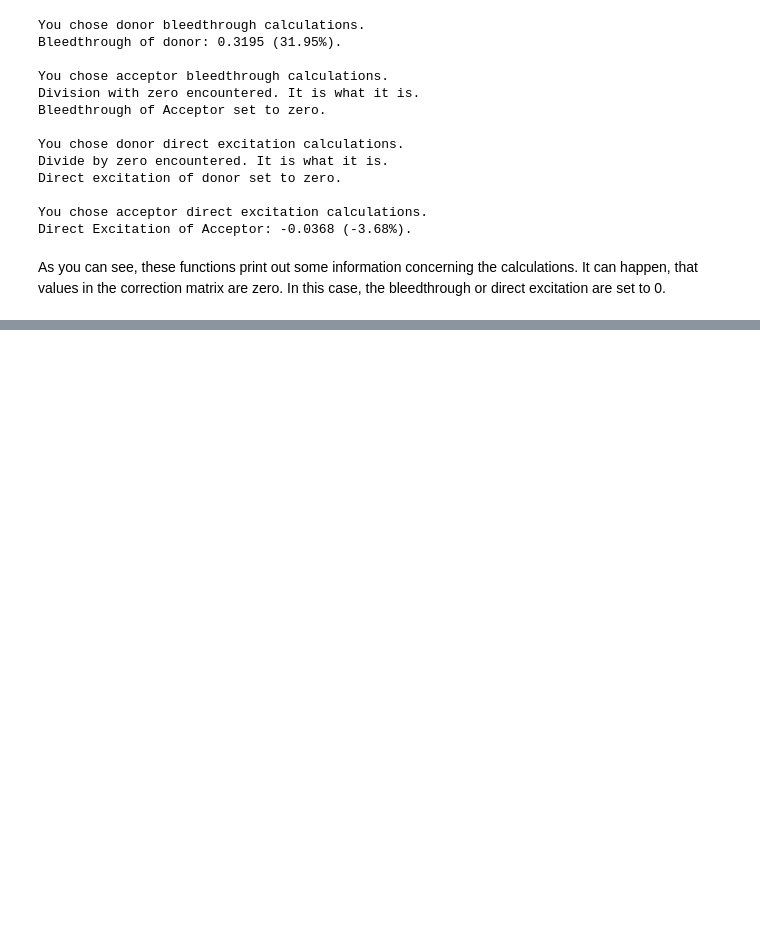
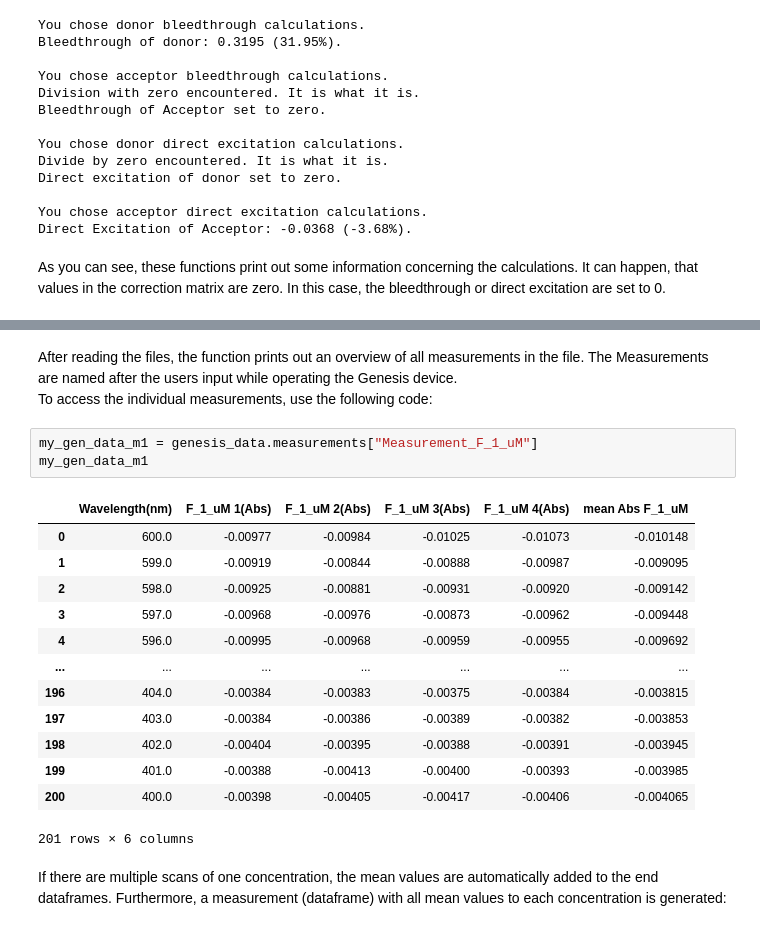
Before and after one commit to BoernerLab/blab_analysis, a Jupyter notebook: divices_example.ipynb, the cells around one changed output, grey strips where cells are left out. Drawn from its saved outputs; the diff is of its cells as text; blank space fills up the shorter version.

```diff
--- a/divices_example.ipynb
+++ b/divices_example.ipynb
@@ -404,0 +525,22 @@ As you can see, these functions print out some information concerning the calcul
+# %% [markdown]
+After reading the files, the function prints out an overview of all measurements in the file. The Measurements are named after the users input while operating the Genesis device.\
+To access the individual measurements, use the following code:
+# %%
+my_gen_data_m1 = genesis_data.measurements["Measurement_F_1_uM"]
+my_gen_data_m1
+# %% [output]
+|  | Wavelength(nm) | F_1_uM 1(Abs) | F_1_uM 2(Abs) | F_1_uM 3(Abs) | F_1_uM 4(Abs) | mean Abs F_1_uM |
+| 0 | 600.0 | -0.00977 | -0.00984 | -0.01025 | -0.01073 | -0.010148 |
+| 1 | 599.0 | -0.00919 | -0.00844 | -0.00888 | -0.00987 | -0.009095 |
+| 2 | 598.0 | -0.00925 | -0.00881 | -0.00931 | -0.00920 | -0.009142 |
+| 3 | 597.0 | -0.00968 | -0.00976 | -0.00873 | -0.00962 | -0.009448 |
+| 4 | 596.0 | -0.00995 | -0.00968 | -0.00959 | -0.00955 | -0.009692 |
+| ... | ... | ... | ... | ... | ... | ... |
+| 196 | 404.0 | -0.00384 | -0.00383 | -0.00375 | -0.00384 | -0.003815 |
+| 197 | 403.0 | -0.00384 | -0.00386 | -0.00389 | -0.00382 | -0.003853 |
+| 198 | 402.0 | -0.00404 | -0.00395 | -0.00388 | -0.00391 | -0.003945 |
+| 199 | 401.0 | -0.00388 | -0.00413 | -0.00400 | -0.00393 | -0.003985 |
+| 200 | 400.0 | -0.00398 | -0.00405 | -0.00417 | -0.00406 | -0.004065 |
+201 rows × 6 columns
+# %% [markdown]
+If there are multiple scans of one concentration, the mean values are automatically added to the end dataframes. Furthermore, a measurement (dataframe) with all mean values to each concentration is generated:
```
Also changed, not shown: parts of 41 cells of this notebook, 3 other files.
